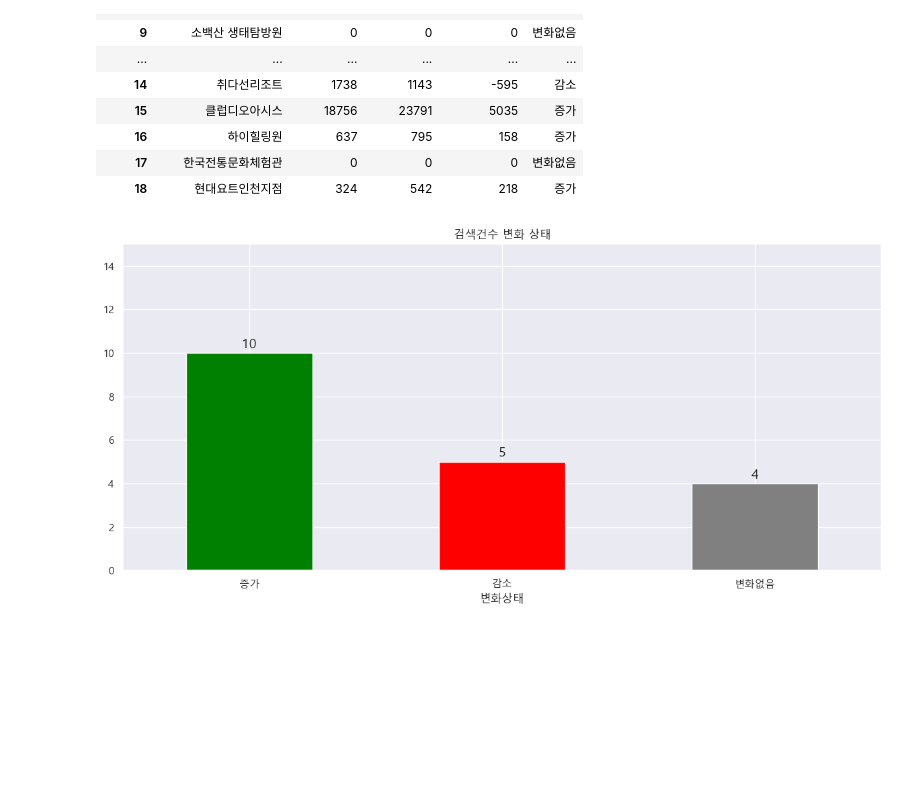
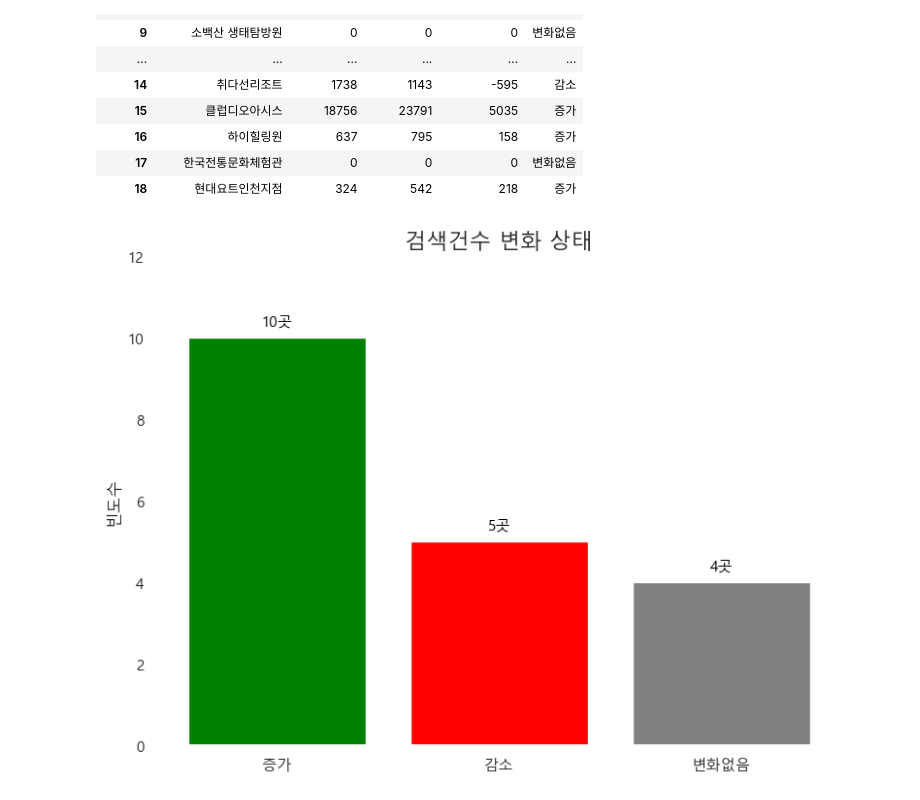
Before and after one commit to tamx2y/wellness_tour, a Jupyter notebook: 06_Korean/02_comparison.ipynb, the cells around one changed output. Saved outputs shown, nothing was run; the diff lists cells and outputs as text; code cells hidden in the pictures; blank space fills up the shorter version.

Commit message:
visualization adding

```diff
--- a/06_Korean/02_comparison.ipynb
+++ b/06_Korean/02_comparison.ipynb
@@ -228,22 +228,35 @@ agg_table
 # %%
 # value_counts 계산
 counts = agg_table['변화상태'].value_counts()
 
+# figure와 axes를 명시적으로 생성 + 배경 흰색
+fig, ax = plt.subplots(figsize=(8, 6), facecolor='white')
+
+# ax의 배경도 흰색으로 설정
+ax.set_facecolor('white')
+
 # 막대 그래프 그리기
-ax = counts.plot(kind='bar', color=['green', 'red', 'gray'])
+bars = ax.bar(counts.index, counts.values, color=['green', 'red', 'gray'])
 
-# 그래프 제목
-plt.title('검색건수 변화 상태')
-plt.ylim(0, 15)
+# 제목 및 축 설정
+ax.set_title('검색건수 변화 상태', fontsize=16)
+ax.set_ylabel('빈도수', fontsize=12)
+ax.set_xlabel('')
+ax.set_ylim(0, counts.max() + 2)
+ax.set_xticks(range(len(counts)))
+ax.set_xticklabels(counts.index, rotation=0)
 
-# x축 라벨 회전 각도 설정 (0도로 고정)
-plt.xticks(rotation=0)
-
-# 막대 위에 값 표시
-for i, v in enumerate(counts):
-    ax.text(i, v + max(counts)*0.01, str(v), ha='center', va='bottom')
+# 막대 위 숫자 표시
+for bar in bars:
+    height = bar.get_height()
+    ax.text(
+        bar.get_x() + bar.get_width()/2, height + 0.2,
+        f'{int(height):,}곳',
+        ha='center', va='bottom',
+        fontsize=11, color='black'
+    )
 
 plt.tight_layout()
 plt.show()
 # %% [output]
-[figure, old version]
+[figure, new version]
```
Also changed, not shown: parts of 4 cells of this notebook, 8 other files.
